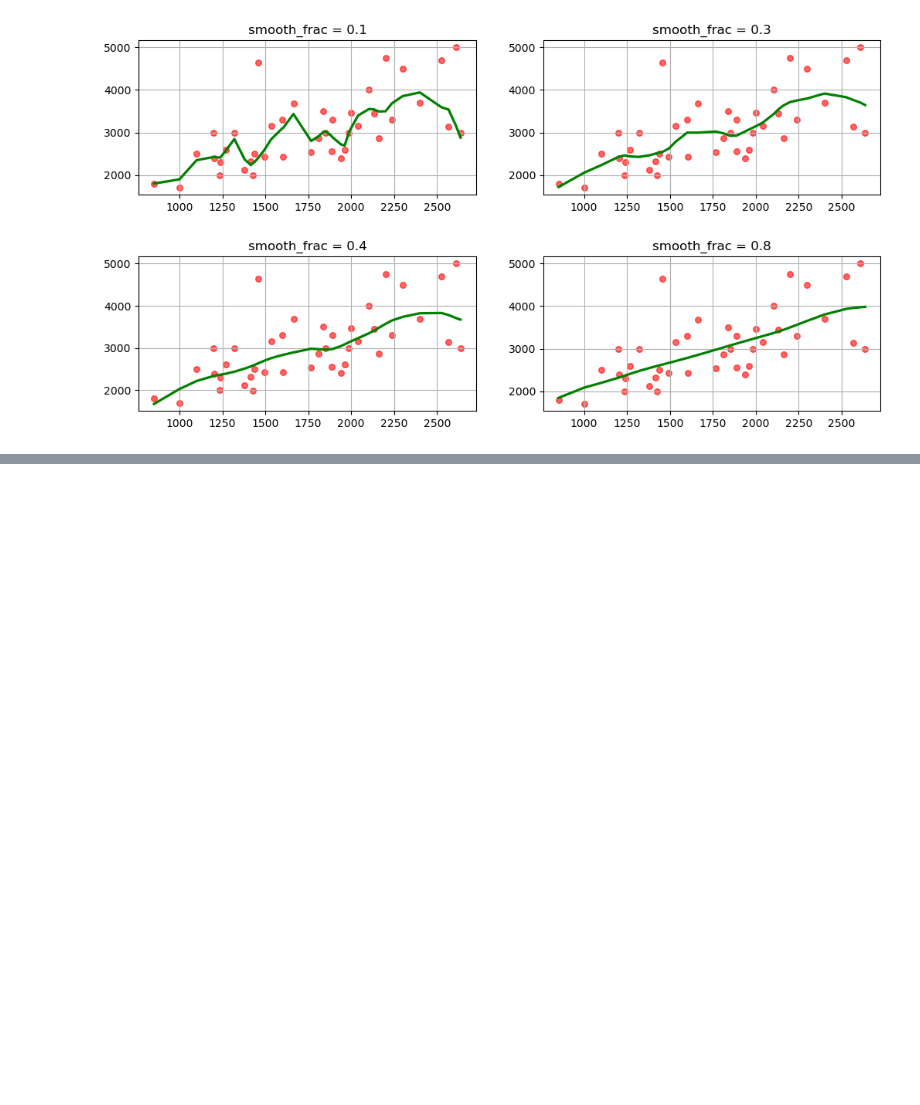
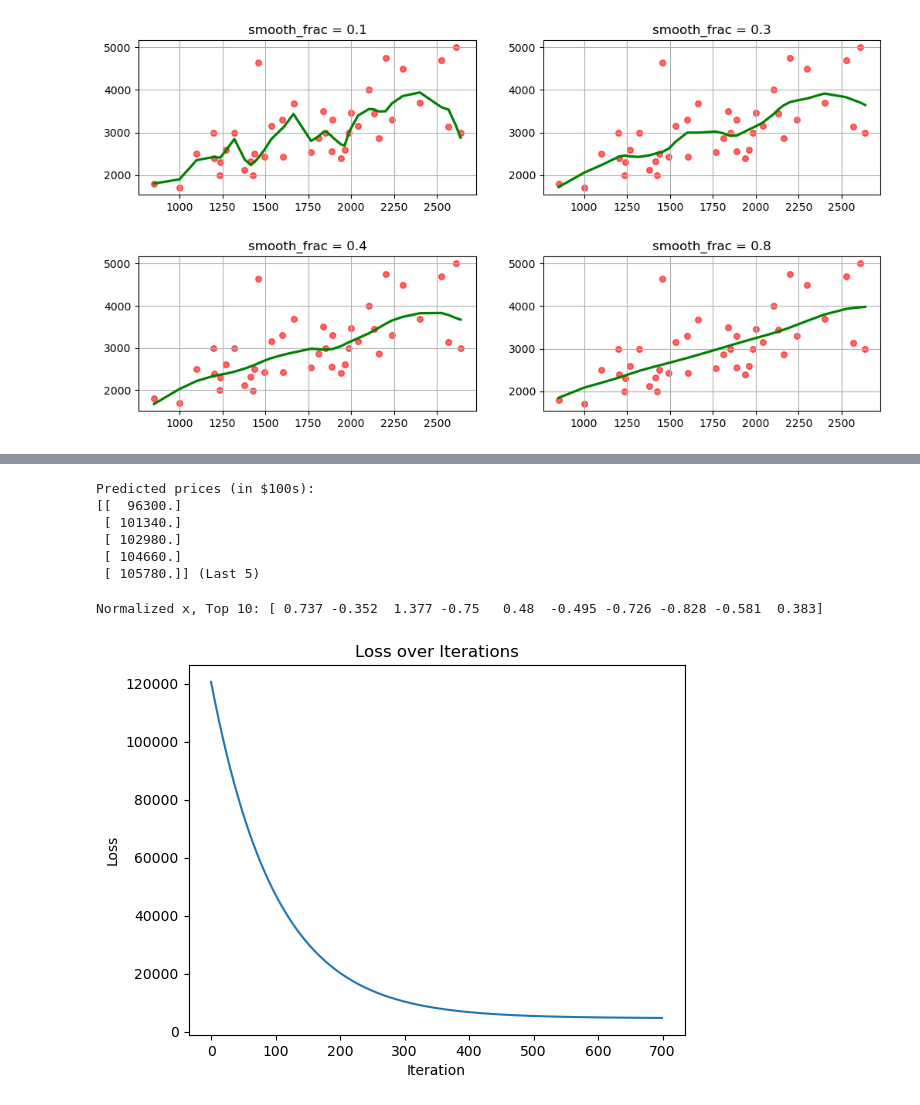
Before and after one commit to parsaoy/Machine-Learning-from-Scratch-TP, a Jupyter notebook: house price prediction with LOWESS & simple Gradient Descent/house price prediction with LOWESS & simple Gradient Descent.ipynb, the cells around one changed output, grey strips where cells are left out. Saved outputs shown, nothing was run; the diff lists cells and outputs as text; code cells hidden in the pictures; blank space fills up the shorter version.

```diff
--- a/house price prediction with LOWESS & simple Gradient Descent/house price prediction with LOWESS & simple Gradient Descent.ipynb
+++ b/house price prediction with LOWESS & simple Gradient Descent/house price prediction with LOWESS & simple Gradient Descent.ipynb
@@ -201,0 +243,46 @@ plt.show()
+# %%
+# Test example:
+theta = np.array([[300],
+                  [40]])
+print(f"Predicted prices (in $100s):\n{(X @ theta)[-5:]} (Last 5)")
+# %% [output]
+Predicted prices (in $100s):
+[[  96300.]
+ [ 101340.]
+ [ 102980.]
+ [ 104660.]
+ [ 105780.]] (Last 5)
+# %%
+# Re-Load the dataset
+
+data = np.genfromtxt(fname='house_prices_data.txt', delimiter=',')
+x, y = data[:, 0], data[:, 1]
+
+# It's better to NORMALIZE datapoints to achieve faster and more stable learning.
+# Z-score Normalization
+x_normalized = (x - x.mean()) / x.std()
+print("Normalized x, Top 10:", x_normalized[:10])
+# %% [output]
+Normalized x, Top 10: [ 0.737 -0.352  1.377 -0.75   0.48  -0.495 -0.726 -0.828 -0.581  0.383]
+# %%
+# Learning rate
+alpha = 5e-3
+
+epoch = 30
+
+# Initilize weights
+theta_0 = np.random.randn()  # intercept
+theta_1 = np.random.randn()  # coefficient
+
+costs = []  # Later used for plotting
+
+for i in range(700):
+    one_update_step()
+# %%
+plt.plot(costs)
+plt.xlabel("Iteration")
+plt.ylabel("Loss")
+plt.title("Loss over Iterations");
+# A sharp decrease in Loss in the first 400 iterations.
+# %% [output]
+[figure, added]
```
Also changed, not shown: parts of 11 cells of this notebook.
